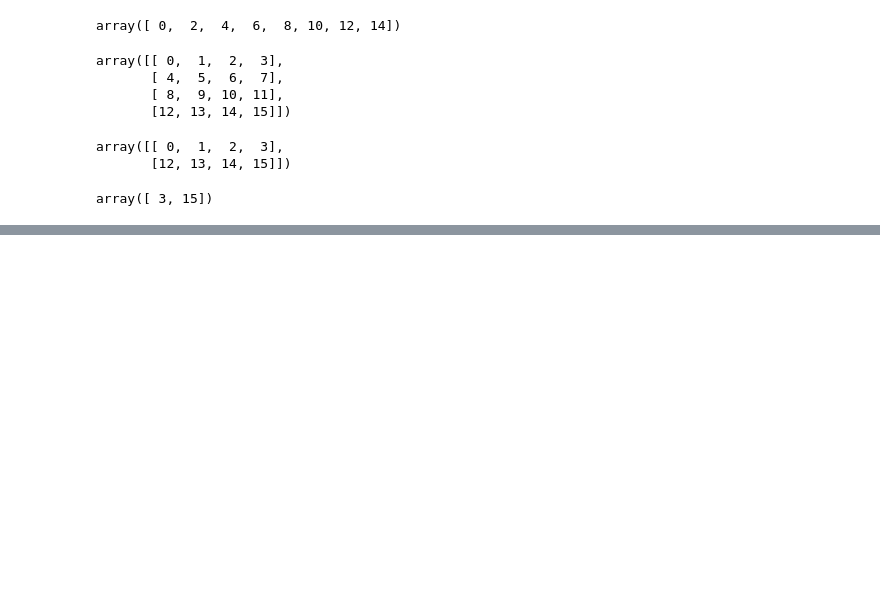
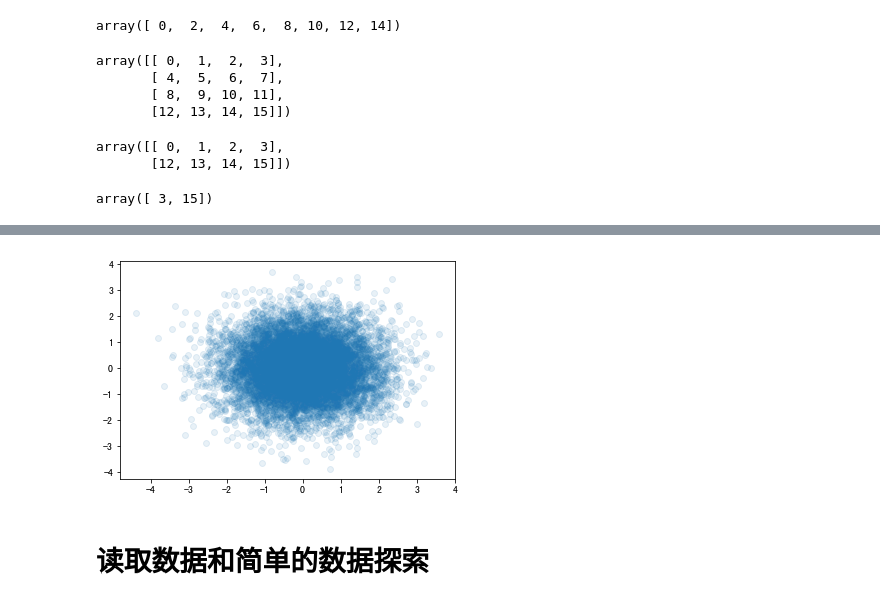
Before and after one commit to dreamkong/Practice-Python, a Jupyter notebook: 机器学习算法/3 numpy和matplotlib.ipynb, the cells around one changed output, grey strips where cells are left out. Cells and saved outputs as stored; diff of their text form; code cells hidden in the pictures; blank space fills up the shorter version.

```diff
--- a/机器学习算法/3 numpy和matplotlib.ipynb
+++ b/机器学习算法/3 numpy和matplotlib.ipynb
@@ -1544,0 +1650,9 @@ array([ 3, 15])
+# %%
+x = np.random.normal(0, 1, 10000)
+y = np.random.normal(0, 1, 10000)
+plt.scatter(x, y, alpha=0.1)
+plt.show()
+# %% [output]
+[figure, added]
+# %% [markdown]
+# 读取数据和简单的数据探索
```
Also changed, not shown: parts of 15 cells of this notebook.
